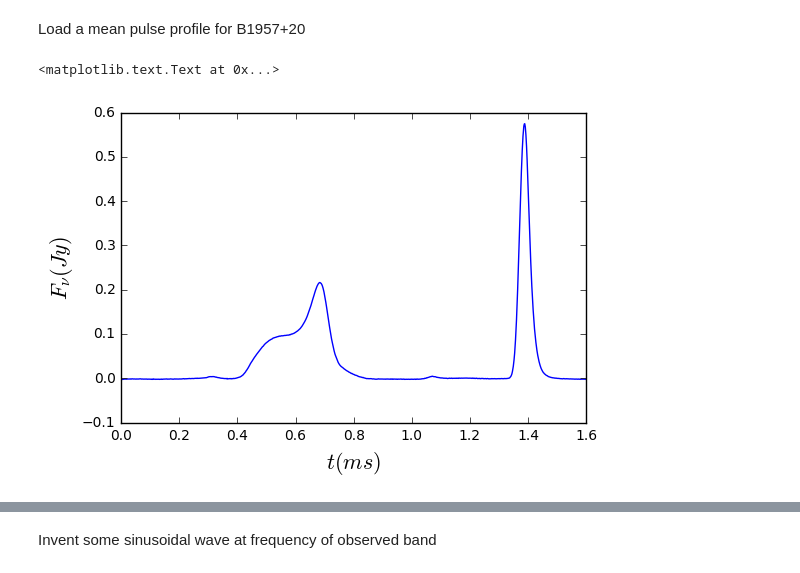
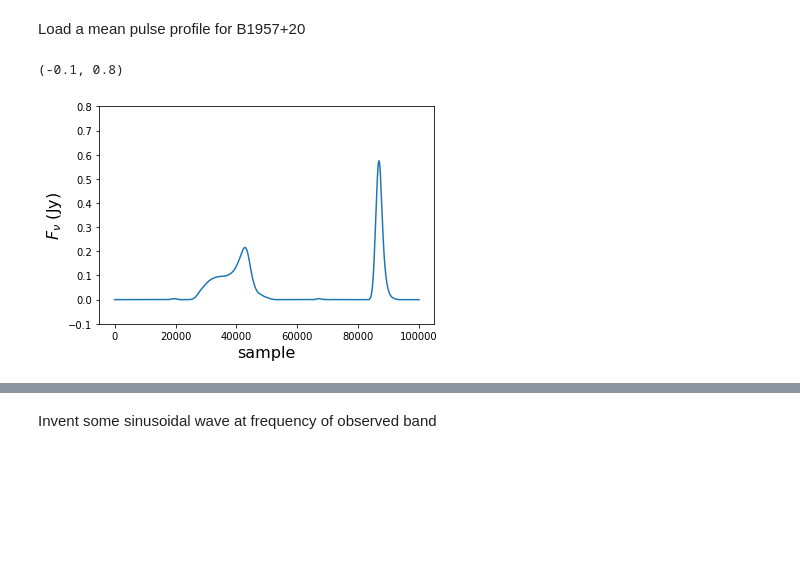
Before and after one commit to quantumfx/binary-lens, a Jupyter notebook: lens_simulation.ipynb, the cells around one changed output, grey strips where cells are left out. Saved outputs shown, nothing was run; the diff lists cells and outputs as text; code cells hidden in the pictures; blank space fills up the shorter version.

```diff
--- a/lens_simulation.ipynb
+++ b/lens_simulation.ipynb
@@ -8,23 +8,24 @@ Load a mean pulse profile for B1957+20
 # %%
 mean_profile = np.load('mean_profile.npy')
 
 meanprof_Jy = (mean_profile / np.median(mean_profile) - 1) * 12.
+meanprof_Jy[meanprof_Jy < 0] = 0
 #mean_value = (np.mean(mean_profile) / np.median(mean_profile) - 1) * 12.
 
 #print("Mean pulse flux = %s Jy" % (mean_value))
 
 n = 100000
 
 x = np.arange(1000)
-meanprof_inter = inter.interp1d(x, meanprof_Jy, kind='linear')
-xnew = np.arange(0,1000-1,1000./n)
-ynew = meanprof_inter(xnew)
+profile = inter.interp1d(x, meanprof_Jy, kind='linear')
+xnew = np.arange(0,x.size-1,(x.size-1.)/n)
+meanprof_inter = profile(xnew)
 
-plt.plot(xnew/1000.*1.6, ynew)
-plt.xlabel('$t (ms)$', fontsize=16)
-plt.ylabel(r'$F_{\nu} (Jy)$', fontsize=16)
-#plt.xlim(0,1.6)
-#plt.ylim(-.1, 0.6)
+plt.plot(meanprof_inter)
+plt.xlabel('sample', fontsize=16)
+plt.ylabel(r'$F_{\nu}$ (Jy)', fontsize=16)
+#plt.xlim(0,1.6e-2)
+plt.ylim(-.1, 0.8)
 # %% [output]
-<matplotlib.text.Text at 0x...>
+(-0.1, 0.8)
-[figure, old version]
+[figure, new version]
```
Also changed, not shown: parts of 6 cells of this notebook, 1 other file.
